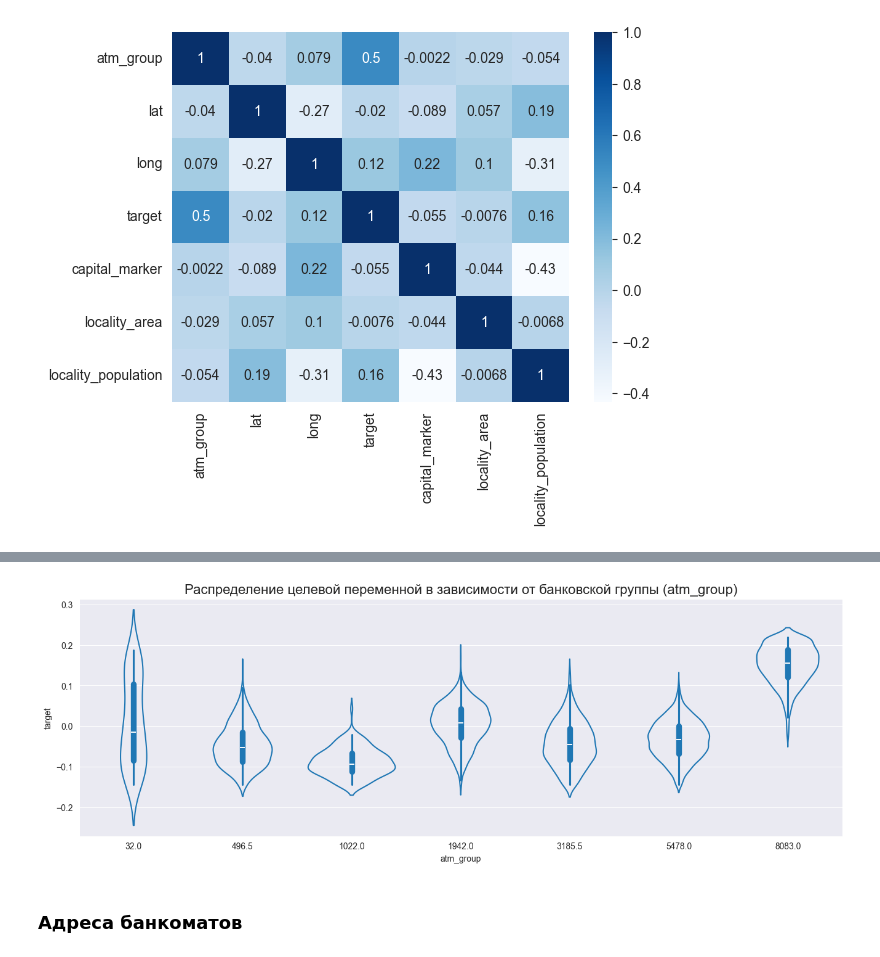
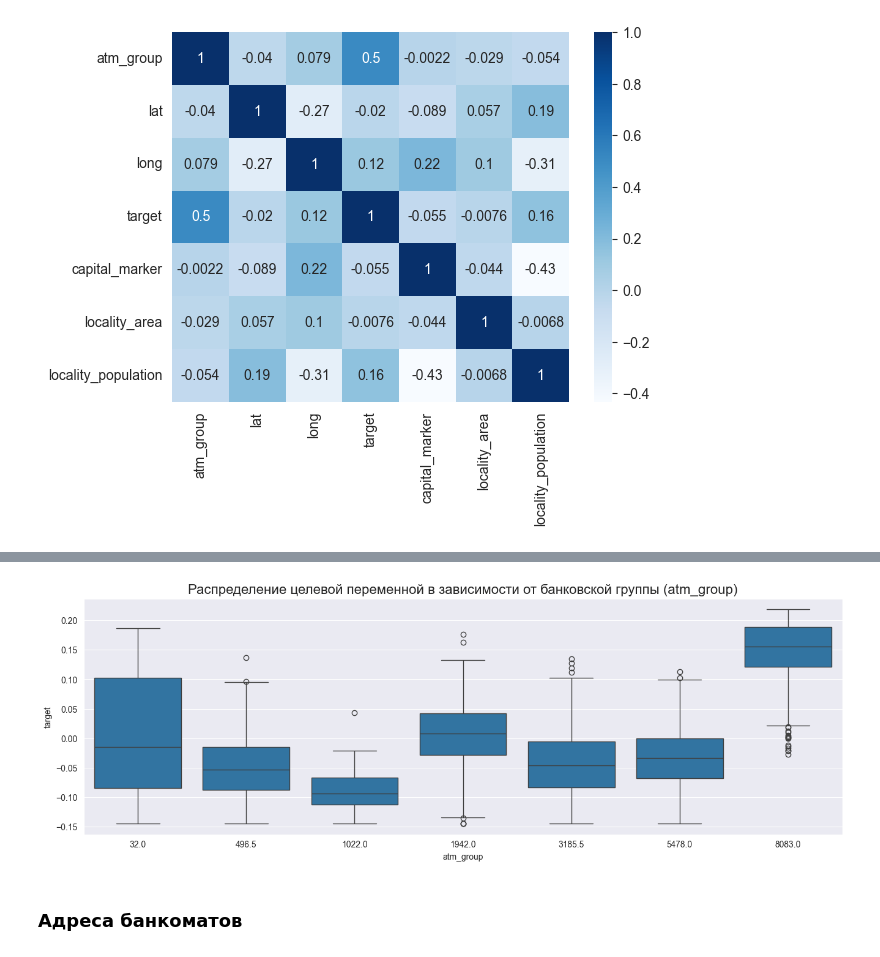
Before and after one commit to SeVlVershinin/atm-project, a Jupyter notebook: eda/eda.ipynb, the cells around one changed output, grey strips where cells are left out. Drawn from its saved outputs; the diff is of its cells as text; code cells hidden in the pictures.

```diff
--- a/eda/eda.ipynb
+++ b/eda/eda.ipynb
@@ -202,12 +212,12 @@ sns.heatmap(df1.corr(), cmap="Blues", annot=True)
 # %%
 plt.figure(figsize= (16, 5))
 plt.grid(True)
-sns.violinplot(data= df, x='atm_group', y= "target")
+sns.boxplot(data= df, x='atm_group', y= "target")
 
 plt.title("Распределение целевой переменной в зависимости от банковской группы (atm_group)", fontdict= {'fontsize': 16})
 plt.show()
 # %% [output]
-[figure, old version]
+[figure, new version]
 # %% [markdown]
 ### Адреса банкоматов
 # %% [markdown]
```
Also changed, not shown: parts of 3 cells of this notebook.
